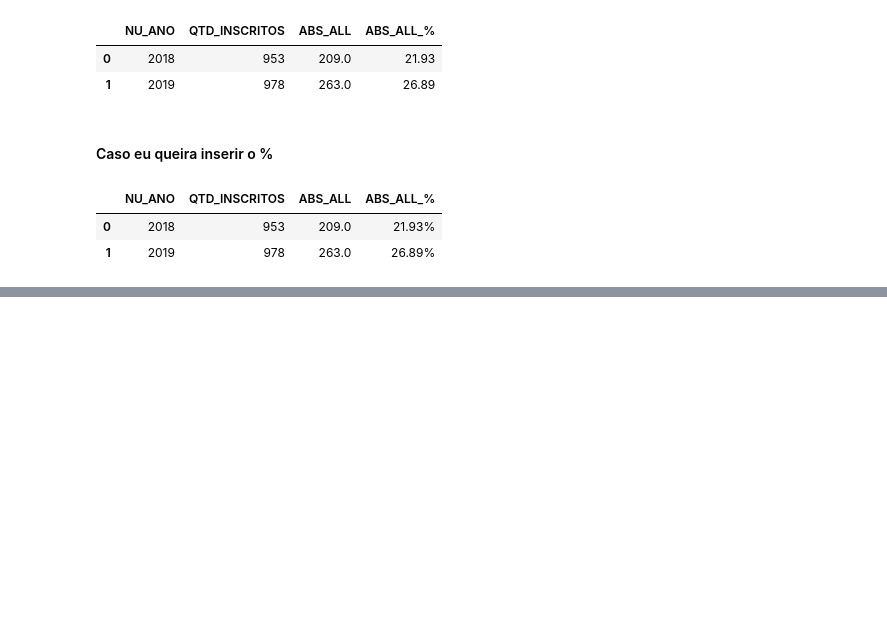
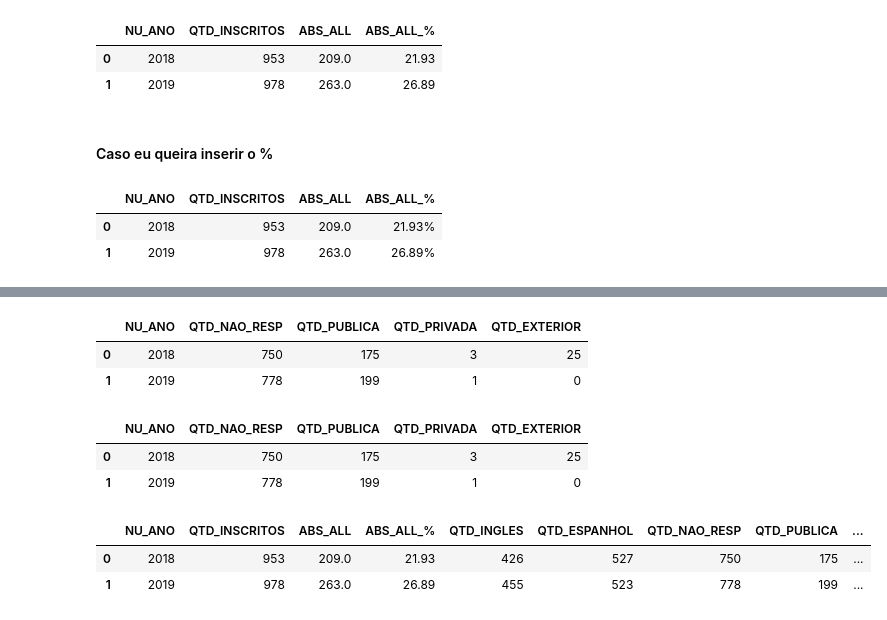
Before and after one commit to Bruno-Santana-Eco/Analise-de-Dados-ENEM, a Jupyter notebook: DataPrep1.ipynb, the cells around one changed output, grey strips where cells are left out. Cells and saved outputs as stored; diff of their text form; code cells hidden in the pictures; blank space fills up the shorter version.

```diff
--- a/DataPrep1.ipynb
+++ b/DataPrep1.ipynb
@@ -147,0 +162,14 @@ geral.head()
+# %%
+
+# Agrupar por ano e TP_LINGUA e contar a quantidade de inscritos em inglês e espanhol
+geral2 = df_enem.groupby(['NU_ANO', 'TP_LINGUA'])['NU_INSCRICAO'].count().reset_index()
+
+# Pivotar os dados para ter TP_LINGUA como colunas
+geral2 = geral2.pivot(index='NU_ANO', columns='TP_LINGUA', values='NU_INSCRICAO').reset_index()
+
+# Renomear as colunas para facilitar a compreensão
+geral2.columns = ['NU_ANO', 'QTD_INGLES', 'QTD_ESPANHOL']
+geral2.head()
+# %%
+geral = geral.merge(geral2, on='NU_ANO', how='left')
+geral.head()
@@ -147,0 +186,30 @@ geral.head()
+# %%
+
+# Agrupar por ano e TP_ESCOLA e contar a quantidade de inscritos em inglês e espanhol
+geral3 = df_enem.groupby(['NU_ANO', 'TP_ESCOLA'])['NU_INSCRICAO'].count().reset_index()
+
+# Pivotar os dados para ter TP_ESCOLA como colunas
+geral3 = geral3.pivot(index='NU_ANO', columns='TP_ESCOLA', values='NU_INSCRICAO').reset_index()
+
+# Renomear as colunas para facilitar a compreensão
+geral3.columns = ['NU_ANO', 'QTD_NAO_RESP','QTD_PUBLICA','QTD_PRIVADA','QTD_EXTERIOR']
+geral3 = geral3.fillna(0).astype(int)
+geral3.head()
+# %% [output]
+|  | NU_ANO | QTD_NAO_RESP | QTD_PUBLICA | QTD_PRIVADA | QTD_EXTERIOR |
+| 0 | 2018 | 750 | 175 | 3 | 25 |
+| 1 | 2019 | 778 | 199 | 1 | 0 |
+# %%
+geral3 = geral3.astype(int)
+geral3.head()
+# %% [output]
+|  | NU_ANO | QTD_NAO_RESP | QTD_PUBLICA | QTD_PRIVADA | QTD_EXTERIOR |
+| 0 | 2018 | 750 | 175 | 3 | 25 |
+| 1 | 2019 | 778 | 199 | 1 | 0 |
+# %%
+geral = geral.merge(geral3, on='NU_ANO', how='left')
+geral.head()
+# %% [output]
+|  | NU_ANO | QTD_INSCRITOS | ABS_ALL | ABS_ALL_% | QTD_INGLES | QTD_ESPANHOL | QTD_NAO_RESP | QTD_PUBLICA | ... |
+| 0 | 2018 | 953 | 209.0 | 21.93 | 426 | 527 | 750 | 175 | ... |
+| 1 | 2019 | 978 | 263.0 | 26.89 | 455 | 523 | 778 | 199 | ... |
```
Also changed, not shown: parts of 18 cells of this notebook, 3 other files.
